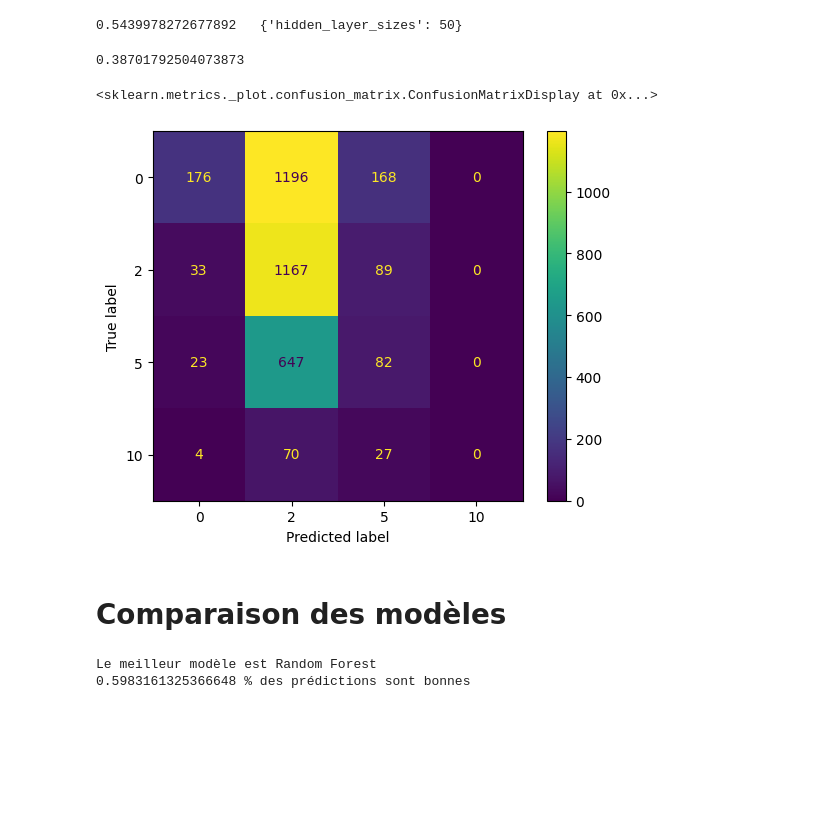
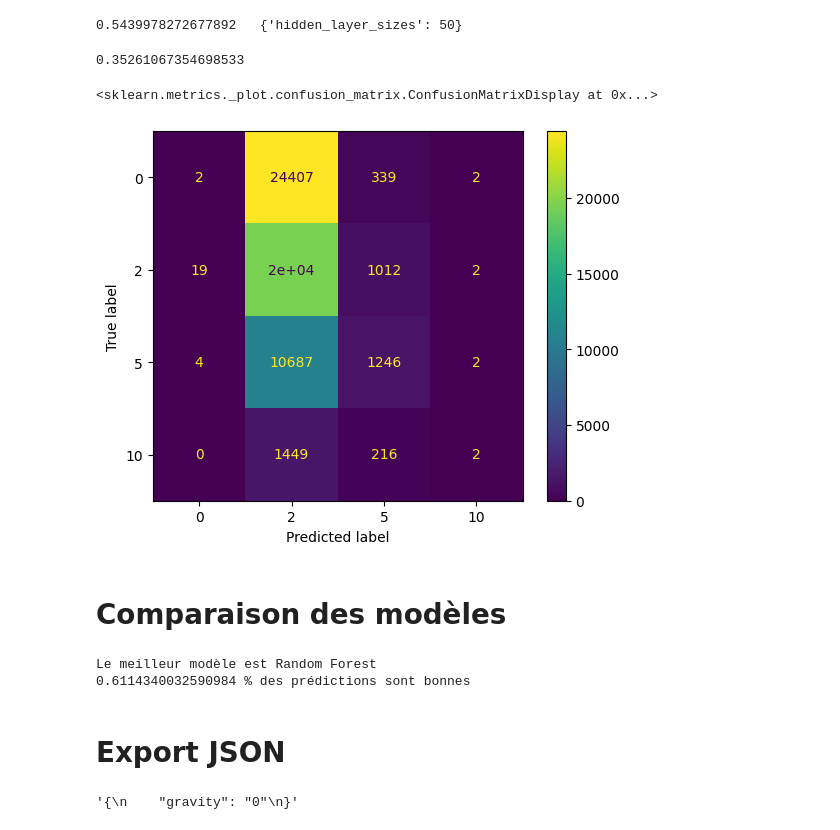
Before and after one commit to Binau02/projet_IA, a Jupyter notebook: Script.ipynb, the cells around one changed output. Cells and saved outputs as stored; diff of their text form; code cells hidden in the pictures; blank space fills up the shorter version.

```diff
--- a/Script.ipynb
+++ b/Script.ipynb
@@ -21,28 +23,8 @@ data = pd.read_csv("/content/gdrive/MyDrive/Projet_IA/data.csv", sep=";")
 data = pd.DataFrame(data)
 # %% [markdown]
 Préparation des données
-# %%
-# ça nous avance pas bcp
-data.drop('Num_Acc', inplace=True, axis=1)
-data.drop('id_usa', inplace=True, axis=1)
-data.drop('date', inplace=True, axis=1)
-# sinon ça marche po
-data.drop('num_veh', inplace=True, axis=1)
-data.drop('ville', inplace=True, axis=1)
-data.drop('id_code_insee', inplace=True, axis=1)
-data.drop('descr_cat_veh', inplace=True, axis=1)
-data.drop('descr_agglo', inplace=True, axis=1)
-data.drop('descr_athmo', inplace=True, axis=1)
-data.drop('descr_lum', inplace=True, axis=1)
-data.drop('descr_etat_surf', inplace=True, axis=1)
-data.drop('description_intersection', inplace=True, axis=1)
-data.drop('descr_dispo_secu', inplace=True, axis=1)
-data.drop('descr_grav', inplace=True, axis=1)
-data.drop('descr_motif_traj', inplace=True, axis=1)
-data.drop('descr_type_col', inplace=True, axis=1)
-data.drop('dept', inplace=True, axis=1)
-data.drop('region', inplace=True, axis=1)
-data.drop('CODE_REG', inplace=True, axis=1)
+# %%
+data.drop(columns = ['Num_Acc', 'num_veh', 'id_usa', 'date', 'ville', 'id_code_insee', 'descr_cat_veh', 'descr_agglo', 'descr_athmo', 'descr_lum', 'descr_etat_surf', 'description_intersection', 'descr_dispo_secu', 'descr_grav', 'descr_motif_traj', 'descr_type_col', 'an_nais', 'place', 'dept', 'region', 'CODE_REG', 'weeks', 'month', 'days', 'intersection_num', 'motif_num', 'collision_num'], inplace = True)
 # %%
 print(data.head())
 # %% [output]
@@ -74,7 +49,7 @@ from sklearn import *
 x, y = data.drop(columns=["gravity"]), data.gravity
 
 from sklearn.model_selection import train_test_split
-x_train, x_test, y_train, y_test = train_test_split(x, y, test_size=0.5)
+x_train, x_test, y_train, y_test = train_test_split(x, y, test_size=0.8)
 
 from sklearn.metrics import confusion_matrix
 # %% [markdown]
@@ -221,24 +202,25 @@ print(clf.score(x_test, y_test)," ",clf.best_params_)
 # %%
 mlp = MLPClassifier()
 mlp.fit(x_train, y_train)
+joblib.dump(mlp, "/content/gdrive/MyDrive/Projet_IA/MLP.joblib")
 
 mlp_pred = mlp.predict(x_test)
 
 #score d’échantillons bien classifiés sur le jeu de données de test
 score_mlp = accuracy_score(y_test, mlp_pred)
 print(score_mlp)
 
 cm = confusion_matrix(y_test, mlp_pred, labels=mlp.classes_)
 disp = ConfusionMatrixDisplay(confusion_matrix=cm, display_labels=mlp.classes_)
 disp.plot()
 # %% [output]
-0.38701792504073873
+0.35261067354698533
 <sklearn.metrics._plot.confusion_matrix.ConfusionMatrixDisplay at 0x...>
-[figure, old version]
+[figure, new version]
 # %% [markdown]
 # Comparaison des modèles
 # %%
-score_max = max([score_svc, score_raf, score_per])
+score_max = max([score_svc, score_raf, score_mlp])
 if score_max == score_svc:
   print("Le meilleur modèle est Support Vector Machine")
 elif score_max == score_raf:
@@ -248,4 +230,37 @@ else:
 print(score_max,"% des prédictions sont bonnes")
 # %% [output]
 Le meilleur modèle est Random Forest
-0.5983161325366648 % des prédictions sont bonnes
+0.6114340032590984 % des prédictions sont bonnes
+# %% [markdown]
+# Export JSON
+# %%
+def highLevel(data, modele):
+    if type(data) == type(""):
+      data = data.replace(' ', '')
+      data = data.replace('[', '')
+      data = data.replace(']', '')
+      data = data.split(',')
+
+    d = {
+      "latitude" : [data[0]],
+      "longitude" : [data[1]],
+      "age" : [data[2]],
+      "weight" : [data[3]],
+      "hours" : [data[4]],
+      "athmo_num" : [data[5]],
+      "etat_surf_num" : [data[6]],
+      "lum_num" : [data[7]],
+      "agglo_num" : [data[8]]
+    }
+    test = pd.DataFrame(data=d)
+
+    load_modele = joblib.load("/content/gdrive/MyDrive/Projet_IA/random_forest.joblib")
+
+    return_dict = {"gravity" : str(modele.predict(test)[0])}
+    json_object = json.dumps(return_dict, indent = 4)
+    return json_object
+
+data = "[47.16, 2.15, 21, 1, 09, 1, 1, 1, 1]"
+highLevel(data, raf)
+# %% [output]
+'{\n    "gravity": "0"\n}'
```
Also changed, not shown: parts of 5 cells of this notebook.
